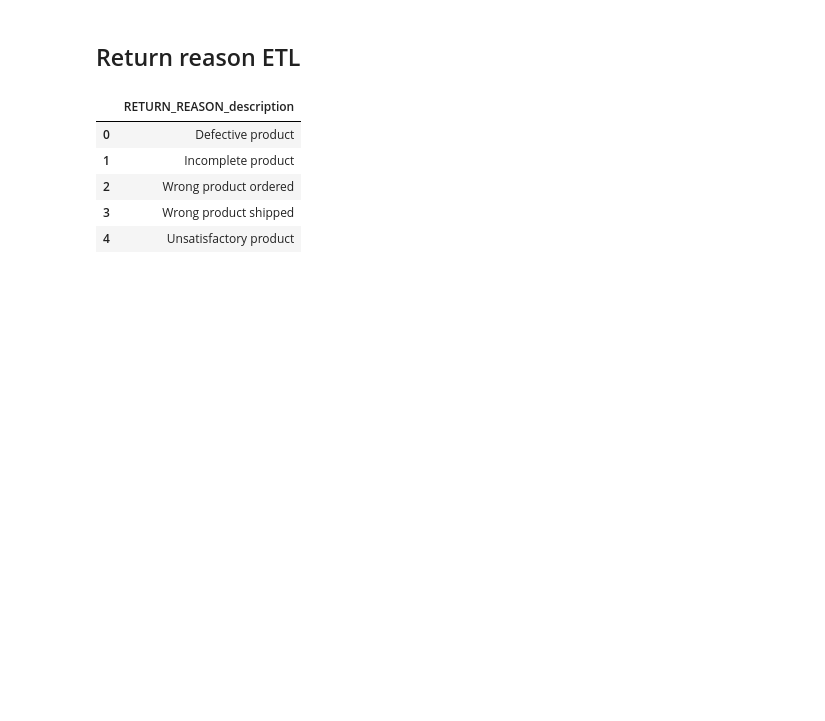
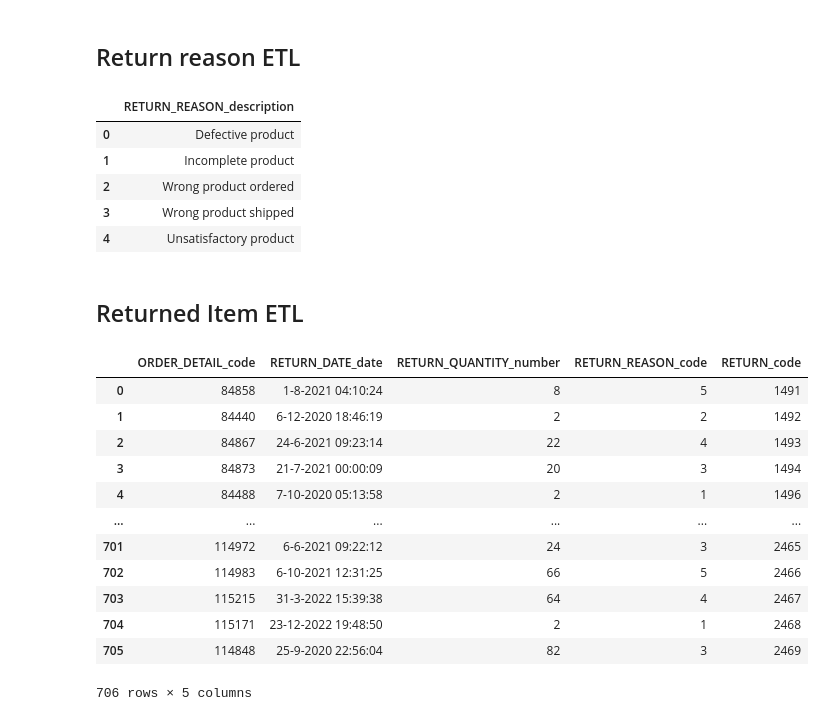
Before and after one commit to Vertcol/Datawarehouse, a Jupyter notebook: ETL.ipynb, the cells around one changed output. Saved outputs shown, nothing was run; the diff lists cells and outputs as text; code cells hidden in the pictures; blank space fills up the shorter version.

```diff
--- a/ETL.ipynb
+++ b/ETL.ipynb
@@ -384,3 +393,26 @@ return_reason_etl
 | 2 | Wrong product ordered |
 | 3 | Wrong product shipped |
 | 4 | Unsatisfactory product |
+# %% [markdown]
+## Returned Item ETL
+# %%
+# Rename columns
+returned_item_etl = returned_item.rename(columns=rename_mapping)
+# Remove unnecessary columns
+returned_item_etl = returned_item_etl[returned_item_etl.columns.difference(['TRIAL888'])]
+
+returned_item_etl
+# %% [output]
+|  | ORDER_DETAIL_code | RETURN_DATE_date | RETURN_QUANTITY_number | RETURN_REASON_code | RETURN_code |
+| 0 | 84858 | 1-8-2021 04:10:24 | 8 | 5 | 1491 |
+| 1 | 84440 | 6-12-2020 18:46:19 | 2 | 2 | 1492 |
+| 2 | 84867 | 24-6-2021 09:23:14 | 22 | 4 | 1493 |
+| 3 | 84873 | 21-7-2021 00:00:09 | 20 | 3 | 1494 |
+| 4 | 84488 | 7-10-2020 05:13:58 | 2 | 1 | 1496 |
+| ... | ... | ... | ... | ... | ... |
+| 701 | 114972 | 6-6-2021 09:22:12 | 24 | 3 | 2465 |
+| 702 | 114983 | 6-10-2021 12:31:25 | 66 | 5 | 2466 |
+| 703 | 115215 | 31-3-2022 15:39:38 | 64 | 4 | 2467 |
+| 704 | 115171 | 23-12-2022 19:48:50 | 2 | 1 | 2468 |
+| 705 | 114848 | 25-9-2020 22:56:04 | 82 | 3 | 2469 |
+706 rows × 5 columns
```
Also changed, not shown: parts of 3 cells of this notebook.
